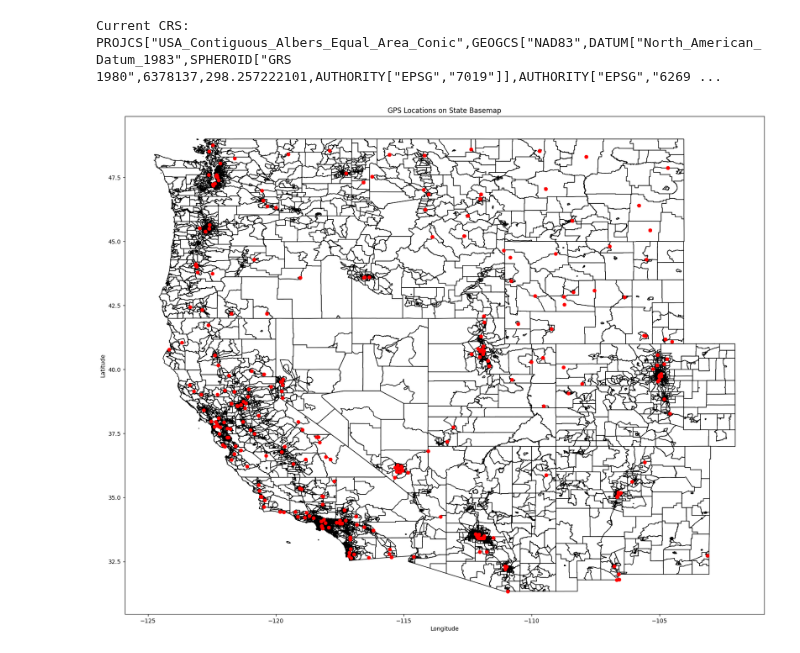
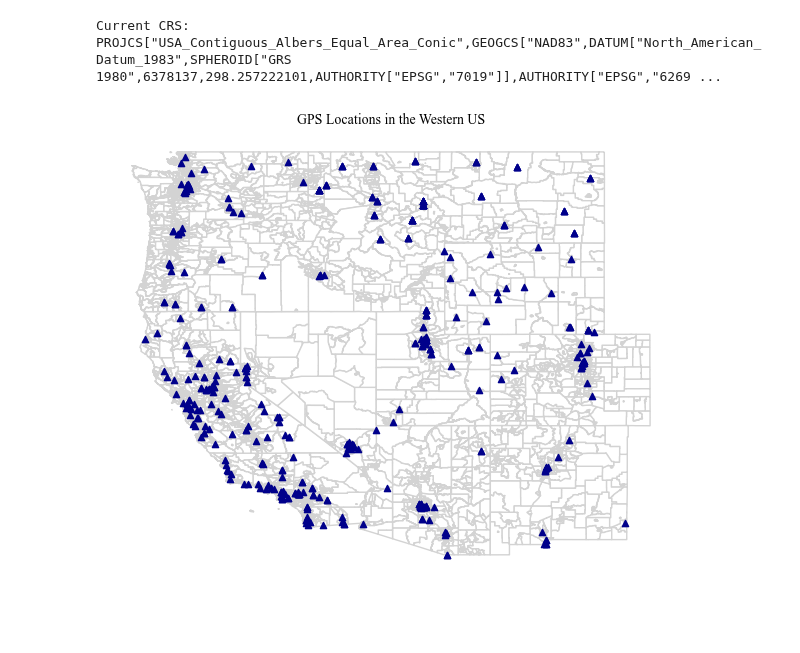
Before and after one commit to NSAPH-Projects/concurrence-climate-hazards, a Jupyter notebook: 700_monitoring-network.ipynb, the cells around one changed output. Cells and saved outputs as stored; diff of their text form; code cells hidden in the pictures; blank space fills up the shorter version.

```diff
--- a/700_monitoring-network.ipynb
+++ b/700_monitoring-network.ipynb
@@ -45,17 +45,24 @@ def convert_to_wgs84(geometry):
 # %%
 # Apply the transformation to rows of monitoring sites where the datum is NAD83
 df4_gdf.loc[df4_gdf['Datum'] == 'NAD83', 'geometry'] = df4_gdf.loc[df4_gdf['Datum'] == 'NAD83', 'geometry'].apply(convert_to_wgs84)
+# %%
+plt.rcParams["font.family"] = "Times New Roman"
 # %%
 # Plot the state basemap
-ax = gdf_converted.plot(color='white', edgecolor='black', figsize=(20, 20))
+fig, ax = plt.subplots(1, 1, figsize=(6, 6))
+gdf_converted.plot(color='white', edgecolor='lightgray', ax=ax)
 
 # Plot GPS locations on top of the state basemap
-df4_gdf.plot(ax=ax, color='red', markersize=30)
-
+df4_gdf.plot(ax=ax, color='darkblue', marker='^', markersize=20)
+ax.set_title('GPS Locations in the Western US', fontsize=10)
+ax.set_axis_off()
 # Set title and show the plot
-plt.title('GPS Locations on State Basemap')
 plt.xlabel('Longitude')
 plt.ylabel('Latitude')
+
+plt.tight_layout()
+plt.savefig("figures/gps_locations.png", dpi=300, bbox_inches='tight')
+
 plt.show()
 # %% [output]
-[figure, old version]
+[figure, new version]
```
